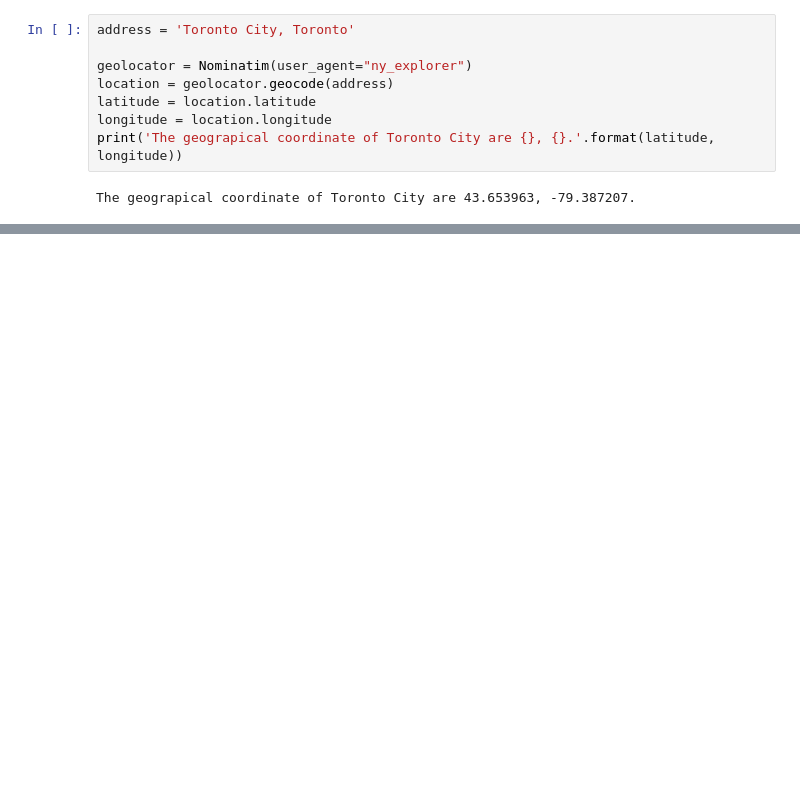
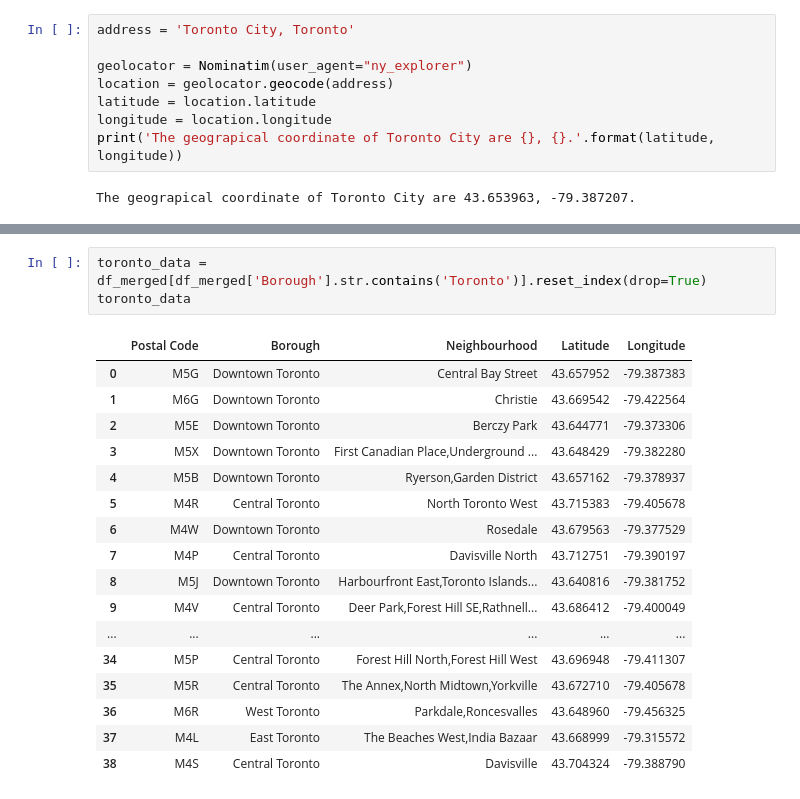
Before and after one commit to RamakanthDontula/Coursera_Capstone, a Jupyter notebook: Segmenting & Clustering Neighborhoods in Toronto.ipynb, the cells around one changed output, grey strips where cells are left out. Saved outputs shown, nothing was run; the diff lists cells and outputs as text; blank space fills up the shorter version.

```diff
--- a/Segmenting & Clustering Neighborhoods in Toronto.ipynb
+++ b/Segmenting & Clustering Neighborhoods in Toronto.ipynb
@@ -167,3 +164,24 @@ for lat, lng, borough, neighborhood in zip(df_merged['Latitude'], df_merged['Lon
 toronto
 # %% [output]
 [interactive output not drawn]
+# %%
+toronto_data = df_merged[df_merged['Borough'].str.contains('Toronto')].reset_index(drop=True)
+toronto_data
+# %% [output]
+|  | Postal Code | Borough | Neighbourhood | Latitude | Longitude |
+| 0 | M5G | Downtown Toronto | Central Bay Street | 43.657952 | -79.387383 |
+| 1 | M6G | Downtown Toronto | Christie | 43.669542 | -79.422564 |
+| 2 | M5E | Downtown Toronto | Berczy Park | 43.644771 | -79.373306 |
+| 3 | M5X | Downtown Toronto | First Canadian Place,Underground ... | 43.648429 | -79.382280 |
+| 4 | M5B | Downtown Toronto | Ryerson,Garden District | 43.657162 | -79.378937 |
+| 5 | M4R | Central Toronto | North Toronto West | 43.715383 | -79.405678 |
+| 6 | M4W | Downtown Toronto | Rosedale | 43.679563 | -79.377529 |
+| 7 | M4P | Central Toronto | Davisville North | 43.712751 | -79.390197 |
+| 8 | M5J | Downtown Toronto | Harbourfront East,Toronto Islands... | 43.640816 | -79.381752 |
+| 9 | M4V | Central Toronto | Deer Park,Forest Hill SE,Rathnell... | 43.686412 | -79.400049 |
+| ... | ... | ... | ... | ... | ... |
+| 34 | M5P | Central Toronto | Forest Hill North,Forest Hill West | 43.696948 | -79.411307 |
+| 35 | M5R | Central Toronto | The Annex,North Midtown,Yorkville | 43.672710 | -79.405678 |
+| 36 | M6R | West Toronto | Parkdale,Roncesvalles | 43.648960 | -79.456325 |
+| 37 | M4L | East Toronto | The Beaches West,India Bazaar | 43.668999 | -79.315572 |
+| 38 | M4S | Central Toronto | Davisville | 43.704324 | -79.388790 |
```
Also changed, not shown: parts of 11 cells of this notebook.
